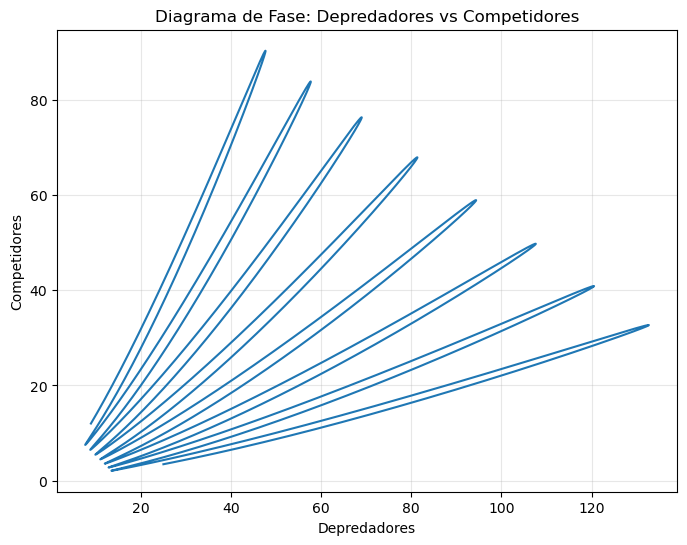
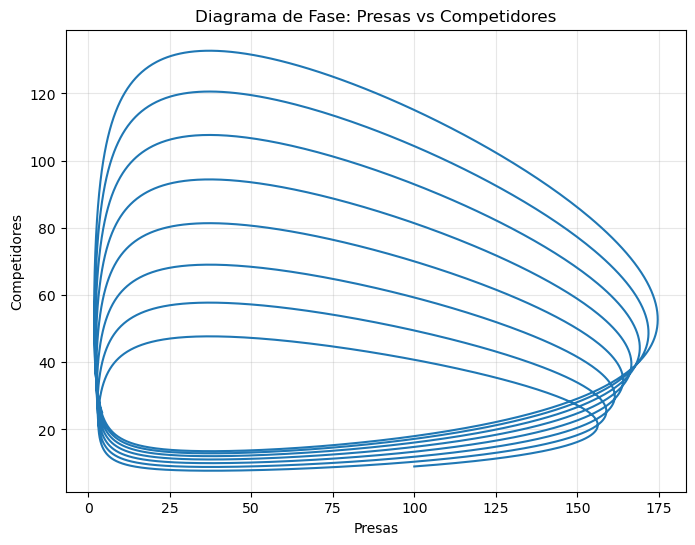
Unified diff of the notebook cell whose output changed from the first chart to the second:
--- before
+++ after
@@ -1,8 +1,8 @@
 #Diagrama de fase
 plt.figure(figsize=(8,6))
-plt.plot(C, D)
-plt.xlabel('Depredadores')
+plt.plot(P, C)
+plt.xlabel('Presas')
 plt.ylabel('Competidores')
-plt.title('Diagrama de Fase: Depredadores vs Competidores')
+plt.title('Diagrama de Fase: Presas vs Competidores')
 plt.grid(alpha=0.3)
 plt.show()

Commit: Compactification